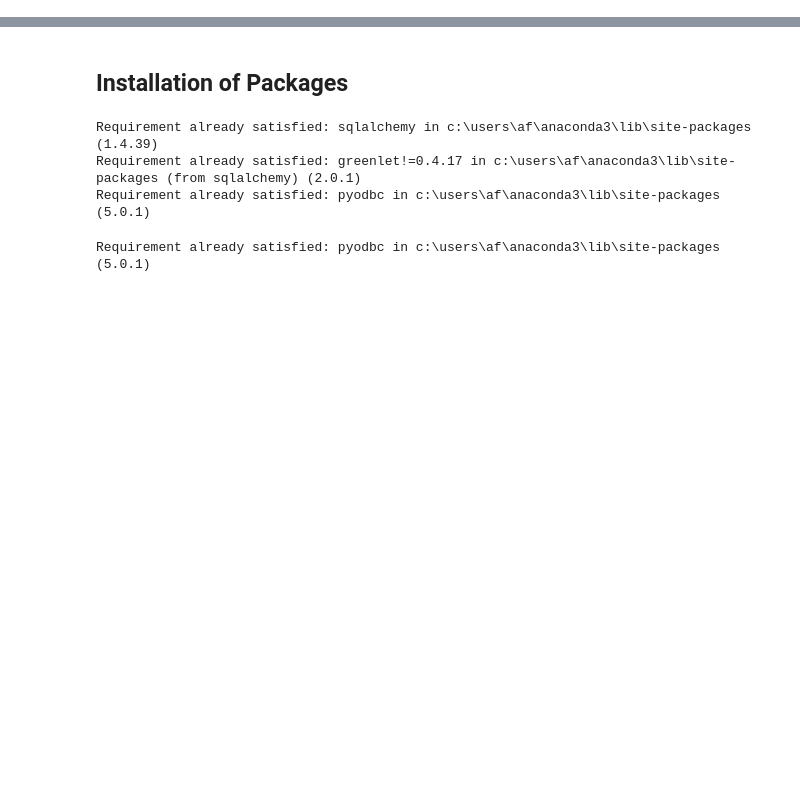
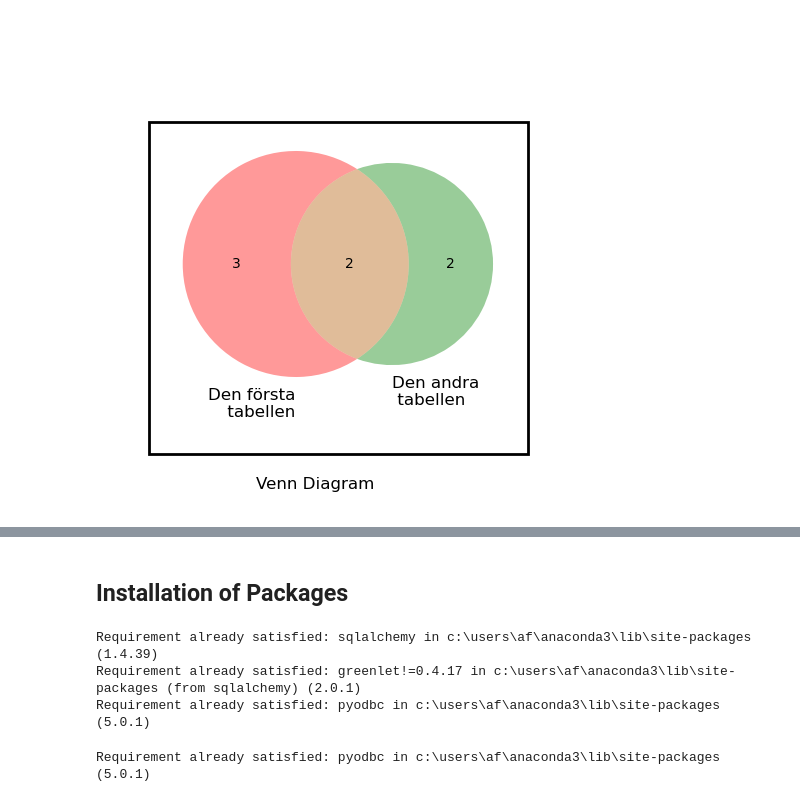
Before and after one commit to Zomnipotential/EC_SQL_Python_Quiz, a Jupyter notebook: SQLPythonQuiz.ipynb, the cells around one changed output, grey strips where cells are left out. Cells and saved outputs as stored; diff of their text form; code cells hidden in the pictures; blank space fills up the shorter version.

```diff
--- a/SQLPythonQuiz.ipynb
+++ b/SQLPythonQuiz.ipynb
@@ -43,0 +31,39 @@ plt.show()
+# %%
+import matplotlib.pyplot as plt
+from matplotlib_venn import venn2
+
+# Example data
+set1 = {'a', 'b', 'c', 'd', 'e'}
+set2 = {'d', 'e', 'f', 'g'}
+
+# Set up Venn labels and colors
+venn_labels = {'100': set1 - set2, '050': set2 - set1, '140': set1.intersection(set2)}
+venn_colors = {'100': 'red', '050': 'green', '140': 'blue'}
+
+# Set figure size
+plt.figure(figsize=(6, 6))
+
+# Create a Venn diagram
+venn2([set1, set2], set_labels=('Den första\n tabellen', 'Den andra\n tabellen'))
+
+# Display the rectangle
+plt.gca().add_patch(plt.Rectangle((-0.8, -0.8), 1.6, 1.4, fill=None, edgecolor='black', linewidth=2))
+
+# Fine-tune the position of the labels
+plt.text(-0.35, -0.9, 'Venn Diagram', ha='left', va='top', fontsize=12)
+plt.text(0.35, -0.9, '', ha='right', va='top', fontsize=12)
+
+# Fine-tune the position of the figure
+plt.subplots_adjust(top=0.9)  # Adjust the 'top' parameter as needed
+
+# Set equal aspect ratio
+plt.axis('equal')
+
+# Set plot limits
+plt.xlim(-1, 1)
+plt.ylim(-1, 1)
+
+# Display the plot
+plt.show()
+# %% [output]
+[figure, added]
```
Also changed, not shown: parts of 51 cells of this notebook.
